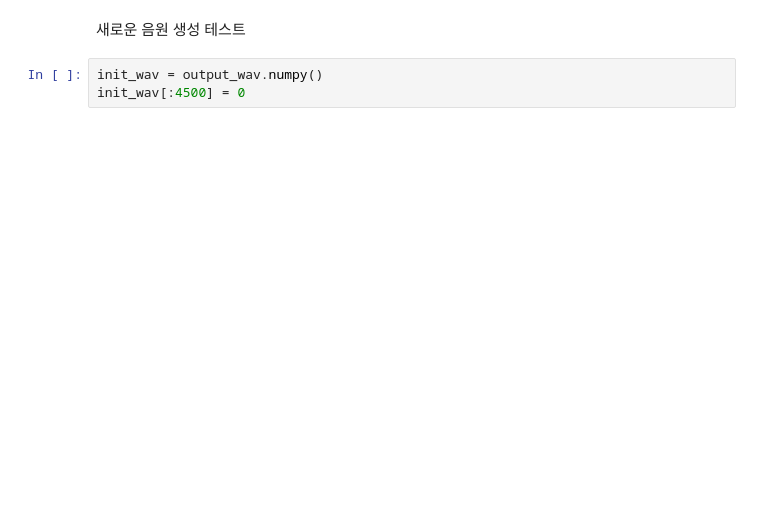
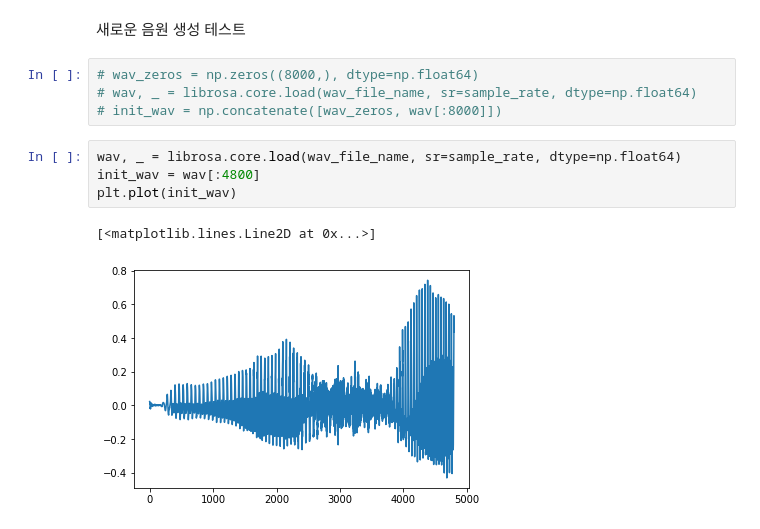
Before and after one commit to bt22dr/deep-learning-papers, a Jupyter notebook: code/WaveNet.ipynb, the cells around one changed output. Saved outputs shown, nothing was run; the diff lists cells and outputs as text; blank space fills up the shorter version.

```diff
--- a/code/WaveNet.ipynb
+++ b/code/WaveNet.ipynb
@@ -688,7 +714,15 @@ ipd.Audio(output_wav.numpy(), rate=sample_rate)
 [interactive output not drawn]
 # %% [markdown]
 새로운 음원 생성 테스트
-# %%
-init_wav = output_wav.numpy()
-init_wav[:4500] = 0
+# %%
+# wav_zeros = np.zeros((8000,), dtype=np.float64)
+# wav, _ = librosa.core.load(wav_file_name, sr=sample_rate, dtype=np.float64)
+# init_wav = np.concatenate([wav_zeros, wav[:8000]])
+# %%
+wav, _ = librosa.core.load(wav_file_name, sr=sample_rate, dtype=np.float64)
+init_wav = wav[:4800]
+plt.plot(init_wav)
+# %% [output]
+[<matplotlib.lines.Line2D at 0x...>]
+[figure, added]
 # %%
```
Also changed, not shown: parts of 23 cells of this notebook.
